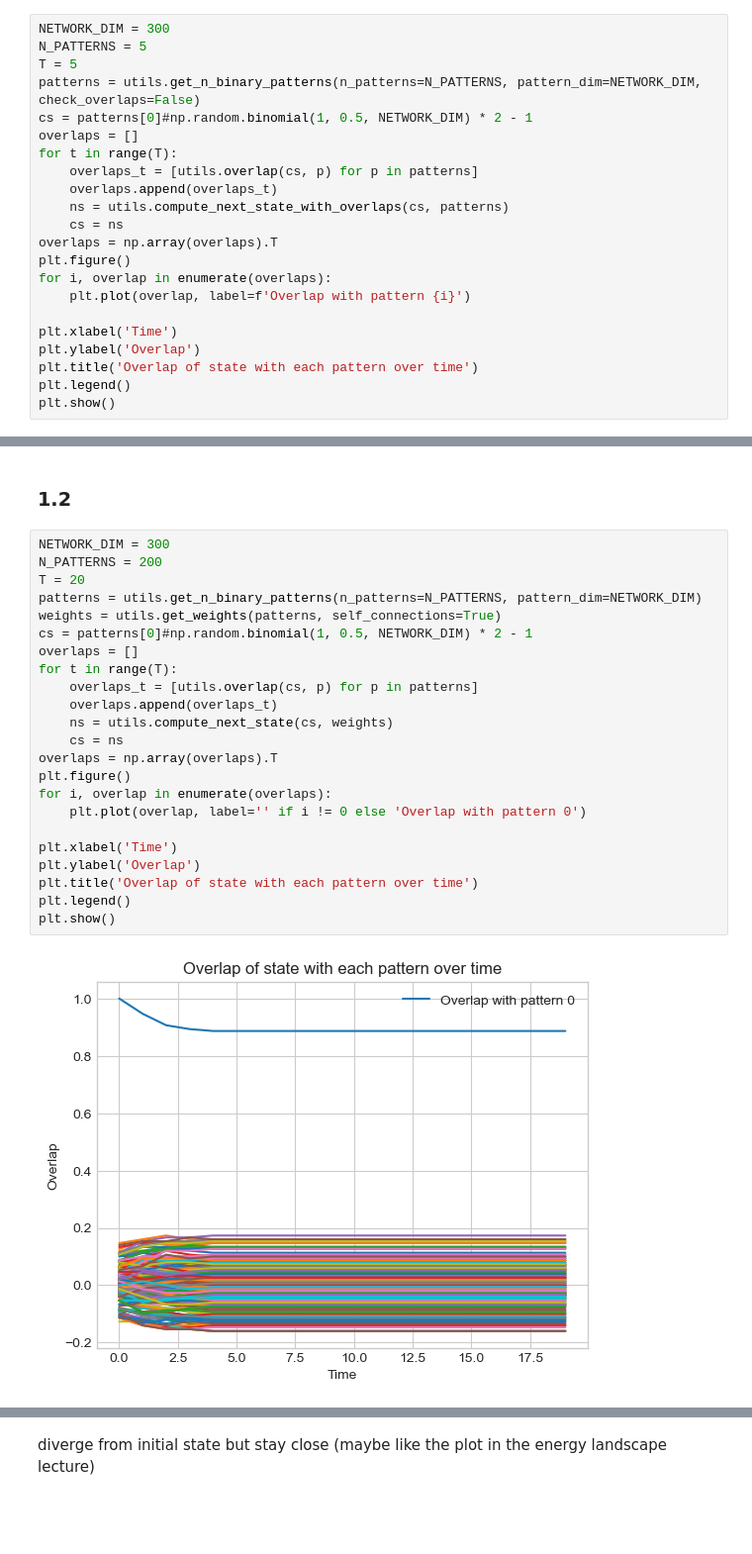
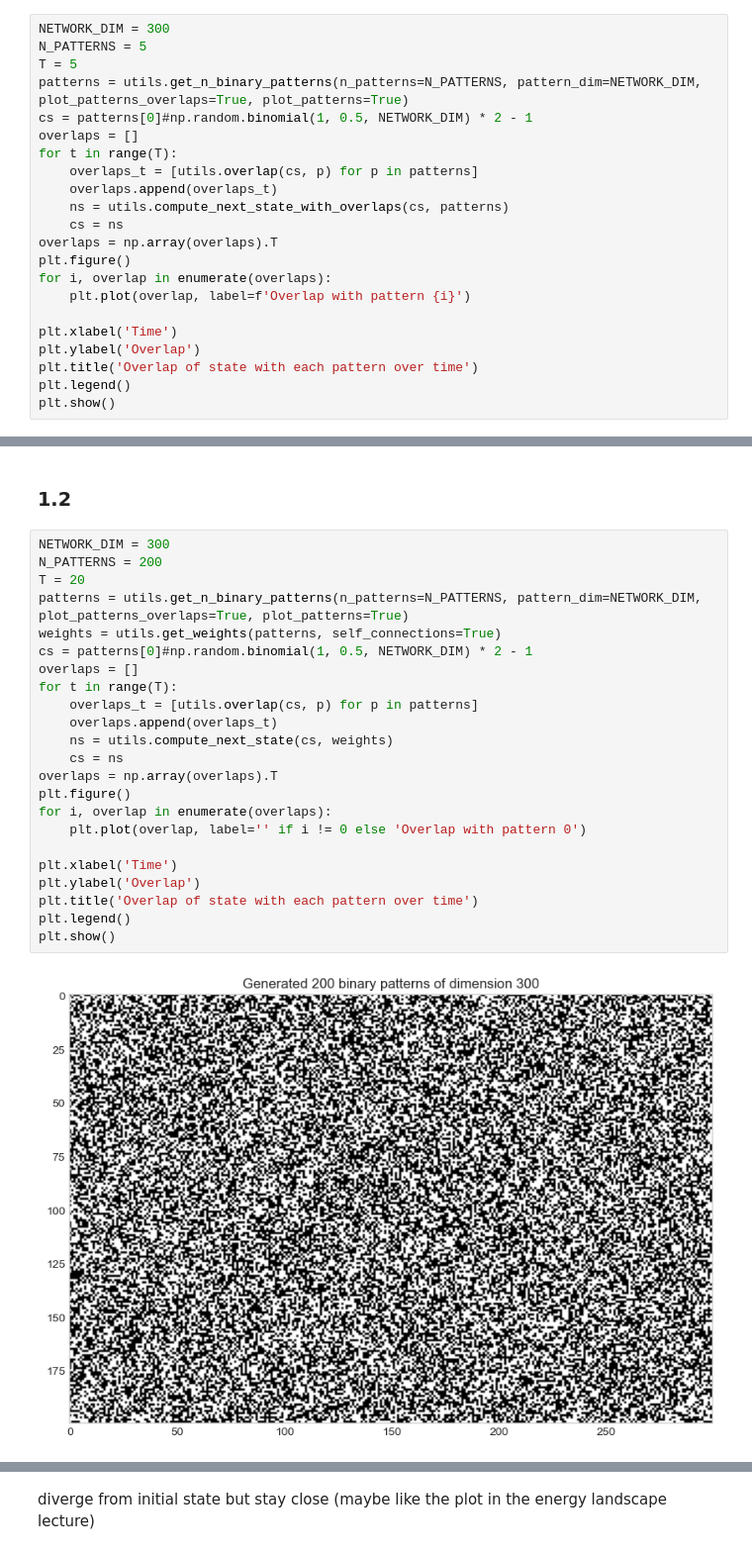
Before and after one commit to seb2o/Biological-Hopfield-Model, a Jupyter notebook: ex1_seb.ipynb, the cells around one changed output, grey strips where cells are left out. Shown at 99% size. Drawn from its saved outputs; the diff is of its cells as text; blank space fills up the shorter version.

```diff
--- a/ex1_seb.ipynb
+++ b/ex1_seb.ipynb
@@ -14,7 +14,7 @@ plt.style.use('seaborn-v0_8-whitegrid')
 NETWORK_DIM = 300
 N_PATTERNS = 5
 T = 5
-patterns = utils.get_n_binary_patterns(n_patterns=N_PATTERNS, pattern_dim=NETWORK_DIM, check_overlaps=False)
+patterns = utils.get_n_binary_patterns(n_patterns=N_PATTERNS, pattern_dim=NETWORK_DIM, plot_patterns_overlaps=True, plot_patterns=True)
 cs = patterns[0]#np.random.binomial(1, 0.5, NETWORK_DIM) * 2 - 1
 overlaps = []
 for t in range(T):
@@ -41,25 +43,25 @@ The overlap remains constant because overlap between patterns is 0 and initial s
 # %%
 NETWORK_DIM = 300
 N_PATTERNS = 200
 T = 20
-patterns = utils.get_n_binary_patterns(n_patterns=N_PATTERNS, pattern_dim=NETWORK_DIM)
+patterns = utils.get_n_binary_patterns(n_patterns=N_PATTERNS, pattern_dim=NETWORK_DIM, plot_patterns_overlaps=True, plot_patterns=True)
 weights = utils.get_weights(patterns, self_connections=True)
 cs = patterns[0]#np.random.binomial(1, 0.5, NETWORK_DIM) * 2 - 1
 overlaps = []
 for t in range(T):
     overlaps_t = [utils.overlap(cs, p) for p in patterns]
     overlaps.append(overlaps_t)
     ns = utils.compute_next_state(cs, weights)
     cs = ns
 overlaps = np.array(overlaps).T
 plt.figure()
 for i, overlap in enumerate(overlaps):
     plt.plot(overlap, label='' if i != 0 else 'Overlap with pattern 0')
 
 plt.xlabel('Time')
 plt.ylabel('Overlap')
 plt.title('Overlap of state with each pattern over time')
 plt.legend()
 plt.show()
 # %% [output]
-[figure, old version]
+[figure, new version]
```
Also changed, not shown: parts of 6 cells of this notebook, 2 other files.
